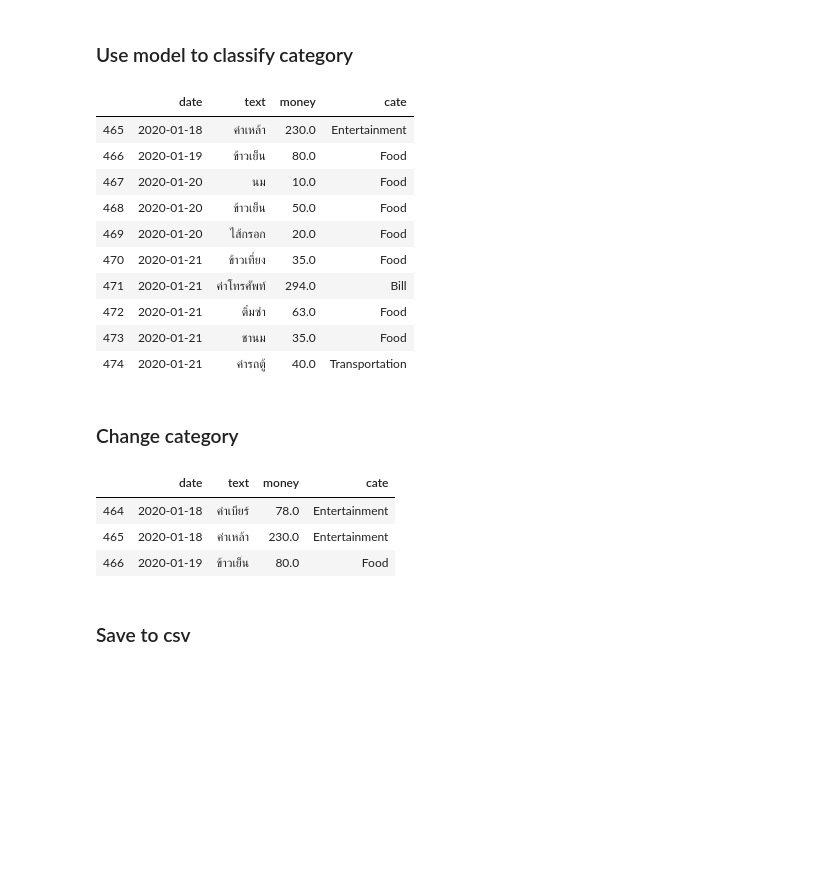
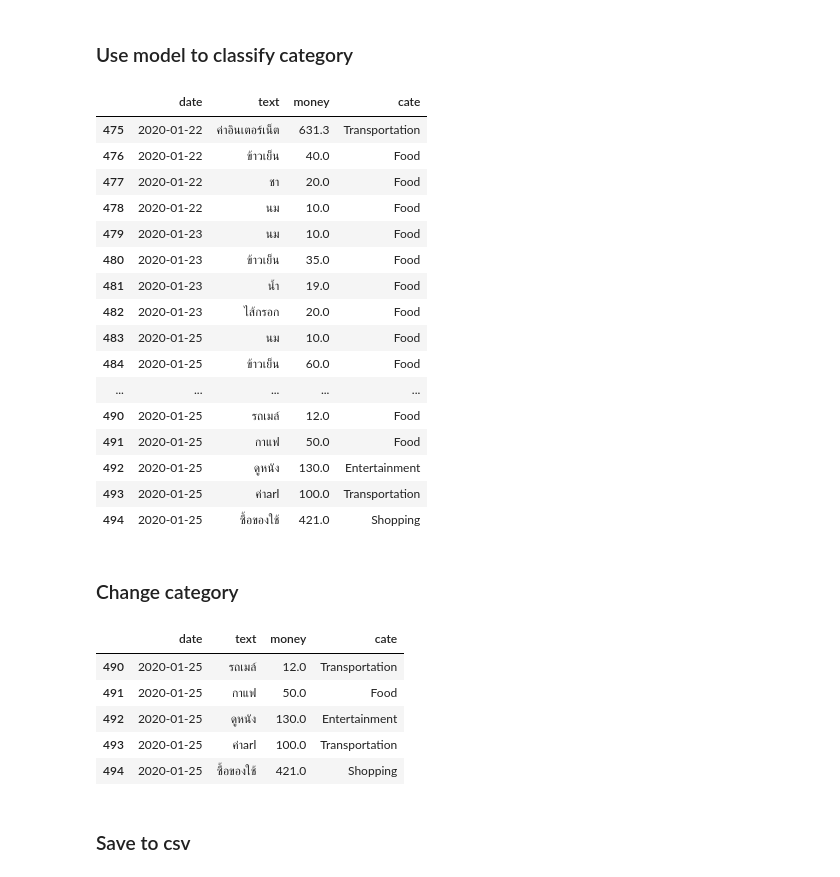
Before and after one commit to jakkritsonsanit/ChatBotExpenses, a Jupyter notebook: CollectData.ipynb, the cells around one changed output. Drawn from its saved outputs; the diff is of its cells as text; code cells hidden in the pictures; blank space fills up the shorter version.

```diff
--- a/CollectData.ipynb
+++ b/CollectData.ipynb
@@ -96,33 +104,41 @@ cate = model.predict(BOW)
 # %%
 tmp_df['cate'] = cate
 
 dfe = pd.concat([dfe,tmp_df], ignore_index=True)
 dfe.date = pd.to_datetime(dfe.date)
-dfe.tail(10)
+dfe.tail(20)
 # %% [output]
 |  | date | text | money | cate |
-| 465 | 2020-01-18 | ค่าเหล้า | 230.0 | Entertainment |
-| 466 | 2020-01-19 | ข้าวเย็น | 80.0 | Food |
-| 467 | 2020-01-20 | นม | 10.0 | Food |
-| 468 | 2020-01-20 | ข้าวเย็น | 50.0 | Food |
-| 469 | 2020-01-20 | ไส้กรอก | 20.0 | Food |
-| 470 | 2020-01-21 | ข้าวเที่ยง | 35.0 | Food |
-| 471 | 2020-01-21 | ค่าโทรศัพท์ | 294.0 | Bill |
-| 472 | 2020-01-21 | ติ๋มซำ | 63.0 | Food |
-| 473 | 2020-01-21 | ชานม | 35.0 | Food |
-| 474 | 2020-01-21 | ค่ารถตู้ | 40.0 | Transportation |
+| 475 | 2020-01-22 | ค่าอินเตอร์เน็ต | 631.3 | Transportation |
+| 476 | 2020-01-22 | ข้าวเย็น | 40.0 | Food |
+| 477 | 2020-01-22 | ชา | 20.0 | Food |
+| 478 | 2020-01-22 | นม | 10.0 | Food |
+| 479 | 2020-01-23 | นม | 10.0 | Food |
+| 480 | 2020-01-23 | ข้าวเย็น | 35.0 | Food |
+| 481 | 2020-01-23 | น้ำ | 19.0 | Food |
+| 482 | 2020-01-23 | ไส้กรอก | 20.0 | Food |
+| 483 | 2020-01-25 | นม | 10.0 | Food |
+| 484 | 2020-01-25 | ข้าวเย็น | 60.0 | Food |
+| ... | ... | ... | ... | ... |
+| 490 | 2020-01-25 | รถเมล์ | 12.0 | Food |
+| 491 | 2020-01-25 | กาแฟ | 50.0 | Food |
+| 492 | 2020-01-25 | ดูหนัง | 130.0 | Entertainment |
+| 493 | 2020-01-25 | ค่าarl | 100.0 | Transportation |
+| 494 | 2020-01-25 | ซื้อของใช้ | 421.0 | Shopping |
 # %% [markdown]
 ### Change category
 # %%
 t = ['Entertainment', 'Transportation', 'Shopping', 'Food', 'Bill', 'Other']
-n = 464
-dfe.at[n, 'cate'] = t[0]
+n = 490
+dfe.at[n, 'cate'] = t[1]
 dfe.iloc[n:]
 # %% [output]
 |  | date | text | money | cate |
-| 464 | 2020-01-18 | ค่าเบียร์ | 78.0 | Entertainment |
-| 465 | 2020-01-18 | ค่าเหล้า | 230.0 | Entertainment |
-| 466 | 2020-01-19 | ข้าวเย็น | 80.0 | Food |
+| 490 | 2020-01-25 | รถเมล์ | 12.0 | Transportation |
+| 491 | 2020-01-25 | กาแฟ | 50.0 | Food |
+| 492 | 2020-01-25 | ดูหนัง | 130.0 | Entertainment |
+| 493 | 2020-01-25 | ค่าarl | 100.0 | Transportation |
+| 494 | 2020-01-25 | ซื้อของใช้ | 421.0 | Shopping |
 # %% [markdown]
 ### Save to csv
 # %%
```
Also changed, not shown: parts of 4 cells of this notebook, 1 other file.
